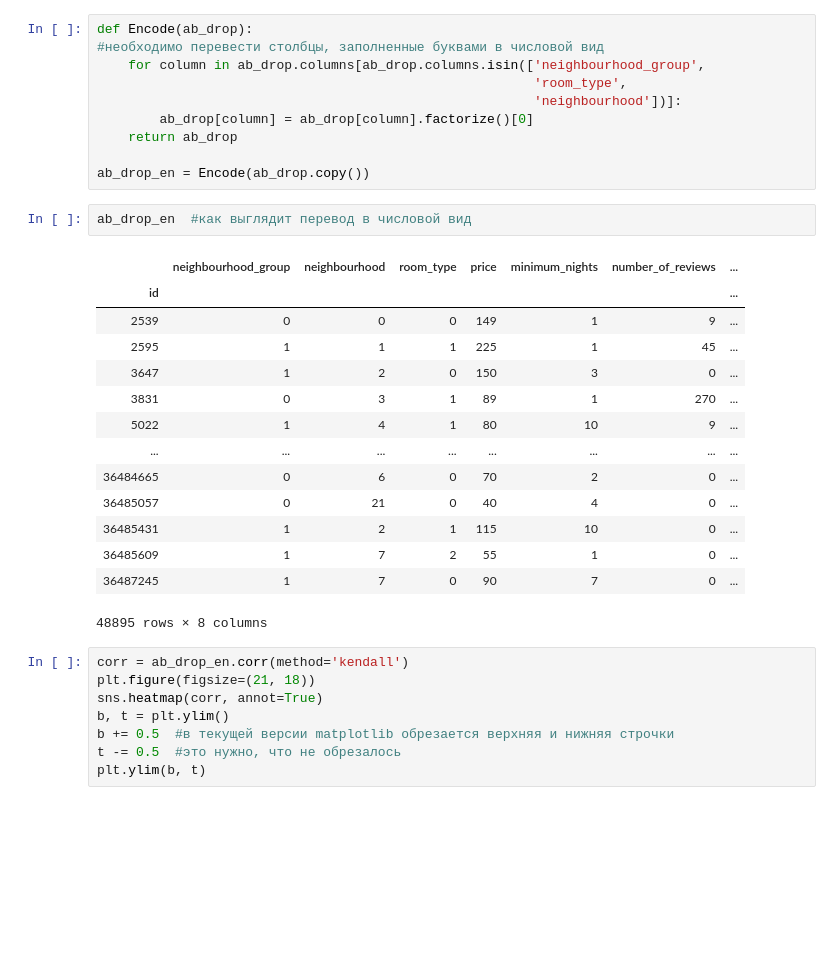
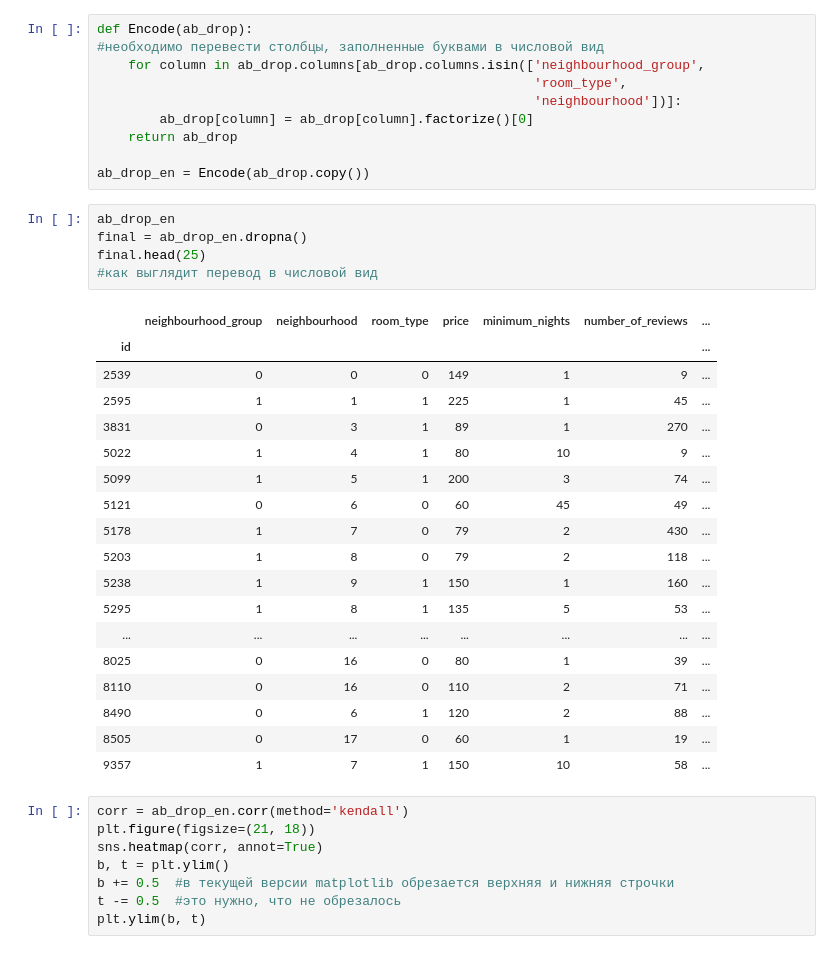
Before and after one commit to mimasliakova/Airbnb-analysis, a Jupyter notebook: Airbnb dataset analysis.ipynb, the cells around one changed output. Cells and saved outputs as stored; diff of their text form; blank space fills up the shorter version.

```diff
--- a/Airbnb dataset analysis.ipynb
+++ b/Airbnb dataset analysis.ipynb
@@ -297,22 +314,29 @@ def Encode(ab_drop):
 
 ab_drop_en = Encode(ab_drop.copy())
 # %%
-ab_drop_en  #как выглядит перевод в числовой вид
+ab_drop_en
+final = ab_drop_en.dropna()
+final.head(25)
+#как выглядит перевод в числовой вид
 # %% [output]
 |  | neighbourhood_group | neighbourhood | room_type | price | minimum_nights | number_of_reviews | ... |
 | id |  |  |  |  |  |  | ... |
 | 2539 | 0 | 0 | 0 | 149 | 1 | 9 | ... |
 | 2595 | 1 | 1 | 1 | 225 | 1 | 45 | ... |
-| 3647 | 1 | 2 | 0 | 150 | 3 | 0 | ... |
 | 3831 | 0 | 3 | 1 | 89 | 1 | 270 | ... |
 | 5022 | 1 | 4 | 1 | 80 | 10 | 9 | ... |
+| 5099 | 1 | 5 | 1 | 200 | 3 | 74 | ... |
+| 5121 | 0 | 6 | 0 | 60 | 45 | 49 | ... |
+| 5178 | 1 | 7 | 0 | 79 | 2 | 430 | ... |
+| 5203 | 1 | 8 | 0 | 79 | 2 | 118 | ... |
+| 5238 | 1 | 9 | 1 | 150 | 1 | 160 | ... |
+| 5295 | 1 | 8 | 1 | 135 | 5 | 53 | ... |
 | ... | ... | ... | ... | ... | ... | ... | ... |
-| 36484665 | 0 | 6 | 0 | 70 | 2 | 0 | ... |
-| 36485057 | 0 | 21 | 0 | 40 | 4 | 0 | ... |
-| 36485431 | 1 | 2 | 1 | 115 | 10 | 0 | ... |
-| 36485609 | 1 | 7 | 2 | 55 | 1 | 0 | ... |
-| 36487245 | 1 | 7 | 0 | 90 | 7 | 0 | ... |
+| 8025 | 0 | 16 | 0 | 80 | 1 | 39 | ... |
+| 8110 | 0 | 16 | 0 | 110 | 2 | 71 | ... |
+| 8490 | 0 | 6 | 1 | 120 | 2 | 88 | ... |
+| 8505 | 0 | 17 | 0 | 60 | 1 | 19 | ... |
+| 9357 | 1 | 7 | 1 | 150 | 10 | 58 | ... |
-48895 rows × 8 columns
 # %%
 corr = ab_drop_en.corr(method='kendall')
 plt.figure(figsize=(21, 18))
```
Also changed, not shown: parts of 9 cells of this notebook.
